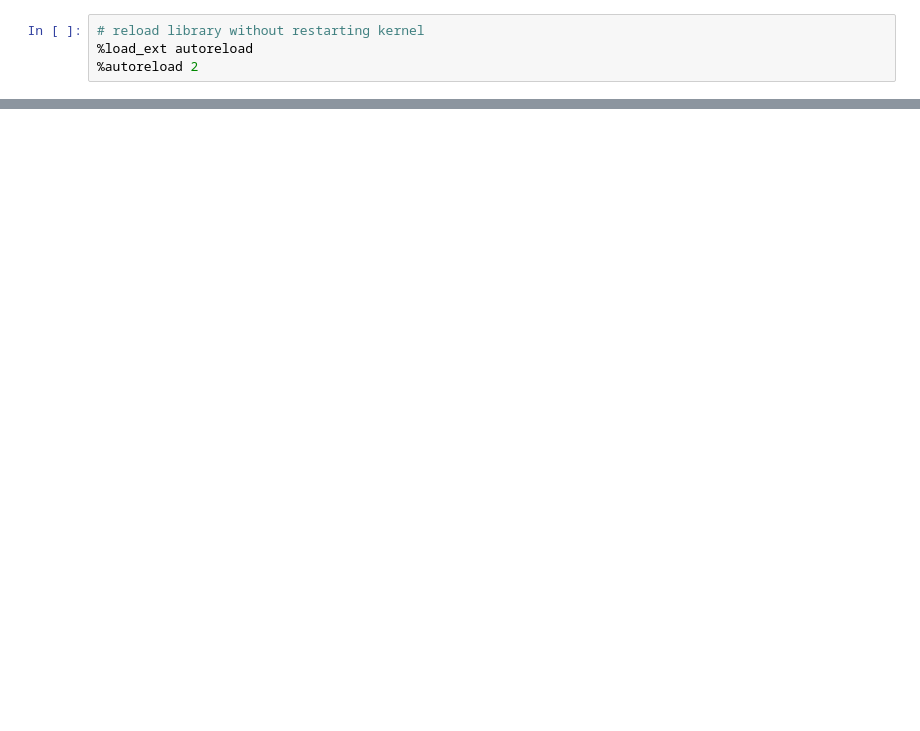
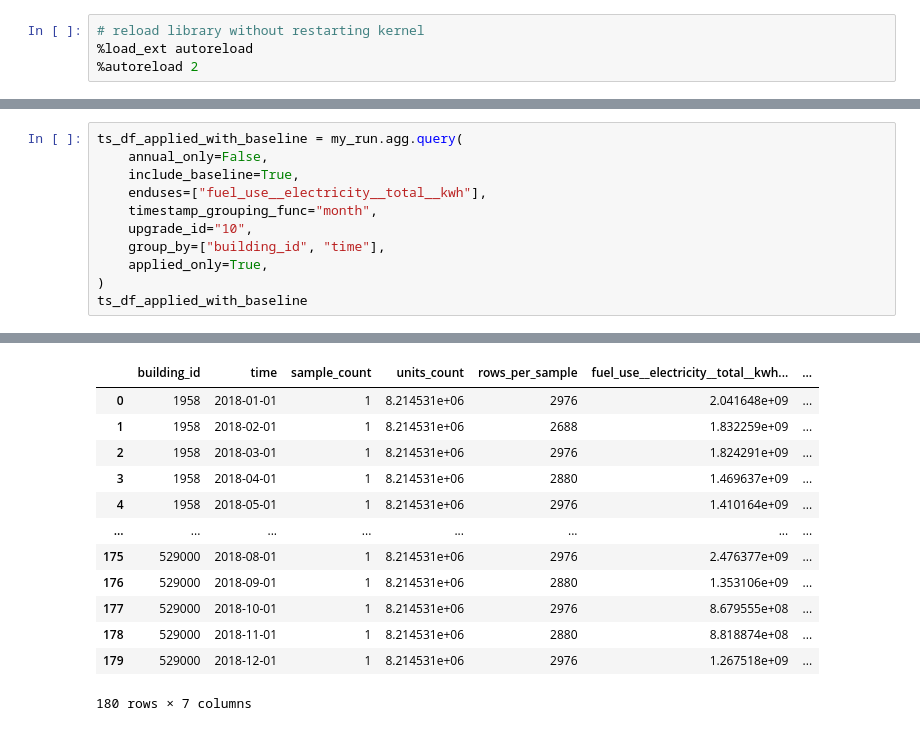
Before and after one commit to NREL/buildstock-query, a Jupyter notebook: example_usage/aggregates_and_savings.ipynb, the cells around one changed output, grey strips where cells are left out. Cells and saved outputs as stored; diff of their text form; blank space fills up the shorter version.

```diff
--- a/example_usage/aggregates_and_savings.ipynb
+++ b/example_usage/aggregates_and_savings.ipynb
@@ -284,0 +515,12 @@ my_run.savings.savings_shape(
+# %%
+ts_df_applied_with_baseline = my_run.agg.query(
+    annual_only=False,
+    include_baseline=True,
+    enduses=["fuel_use__electricity__total__kwh"],
+    timestamp_grouping_func="month",
+    upgrade_id="10",
+    group_by=["building_id", "time"],
+    applied_only=True,
+)
+ts_df_applied_with_baseline
+# %% [output]
@@ -284,0 +529,13 @@ my_run.savings.savings_shape(
+|  | building_id | time | sample_count | units_count | rows_per_sample | fuel_use__electricity__total__kwh... | ... |
+| 0 | 1958 | 2018-01-01 | 1 | 8.214531e+06 | 2976 | 2.041648e+09 | ... |
+| 1 | 1958 | 2018-02-01 | 1 | 8.214531e+06 | 2688 | 1.832259e+09 | ... |
+| 2 | 1958 | 2018-03-01 | 1 | 8.214531e+06 | 2976 | 1.824291e+09 | ... |
+| 3 | 1958 | 2018-04-01 | 1 | 8.214531e+06 | 2880 | 1.469637e+09 | ... |
+| 4 | 1958 | 2018-05-01 | 1 | 8.214531e+06 | 2976 | 1.410164e+09 | ... |
+| ... | ... | ... | ... | ... | ... | ... | ... |
+| 175 | 529000 | 2018-08-01 | 1 | 8.214531e+06 | 2976 | 2.476377e+09 | ... |
+| 176 | 529000 | 2018-09-01 | 1 | 8.214531e+06 | 2880 | 1.353106e+09 | ... |
+| 177 | 529000 | 2018-10-01 | 1 | 8.214531e+06 | 2976 | 8.679555e+08 | ... |
+| 178 | 529000 | 2018-11-01 | 1 | 8.214531e+06 | 2880 | 8.818874e+08 | ... |
+| 179 | 529000 | 2018-12-01 | 1 | 8.214531e+06 | 2976 | 1.267518e+09 | ... |
+180 rows × 7 columns
```
Also changed, not shown: parts of 29 cells of this notebook, 13 other files.
